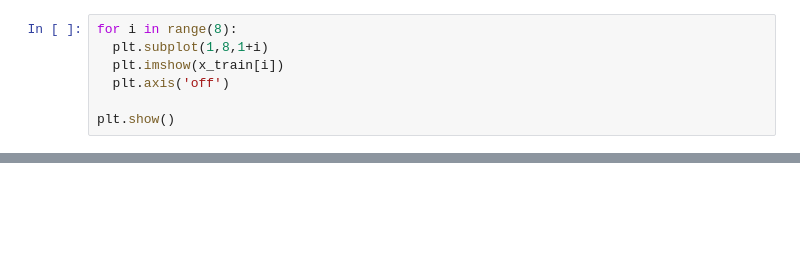
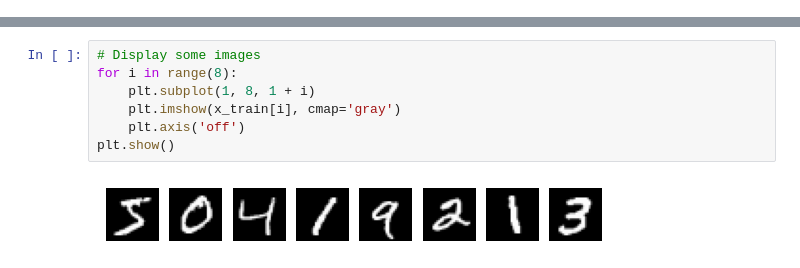
Before and after one commit to AvivaShooman/GenAI-Assignment-4, a Jupyter notebook: Assignment 4_GAN_for_MNIST_Dataset.ipynb, the cells around one changed output, grey strips where cells are left out. Saved outputs shown, nothing was run; the diff lists cells and outputs as text; blank space fills up the shorter version.

```diff
--- a/Assignment 4_GAN_for_MNIST_Dataset.ipynb
+++ b/Assignment 4_GAN_for_MNIST_Dataset.ipynb
@@ -29,7 +0,0 @@ print(y_train.shape)
-# %%
-for i in range(8):
-  plt.subplot(1,8,1+i)
-  plt.imshow(x_train[i])
-  plt.axis('off')
-
-plt.show()
@@ -447,0 +26,9 @@ epoch:5, batch:438/468, real_loss_of_discriminator:0.858, fake_loss_of_discri
+# %%
+# Display some images
+for i in range(8):
+    plt.subplot(1, 8, 1 + i)
+    plt.imshow(x_train[i], cmap='gray')
+    plt.axis('off')
+plt.show()
+# %% [output]
+[figure, added]
```
Also changed, not shown: parts of 55 cells of this notebook.
